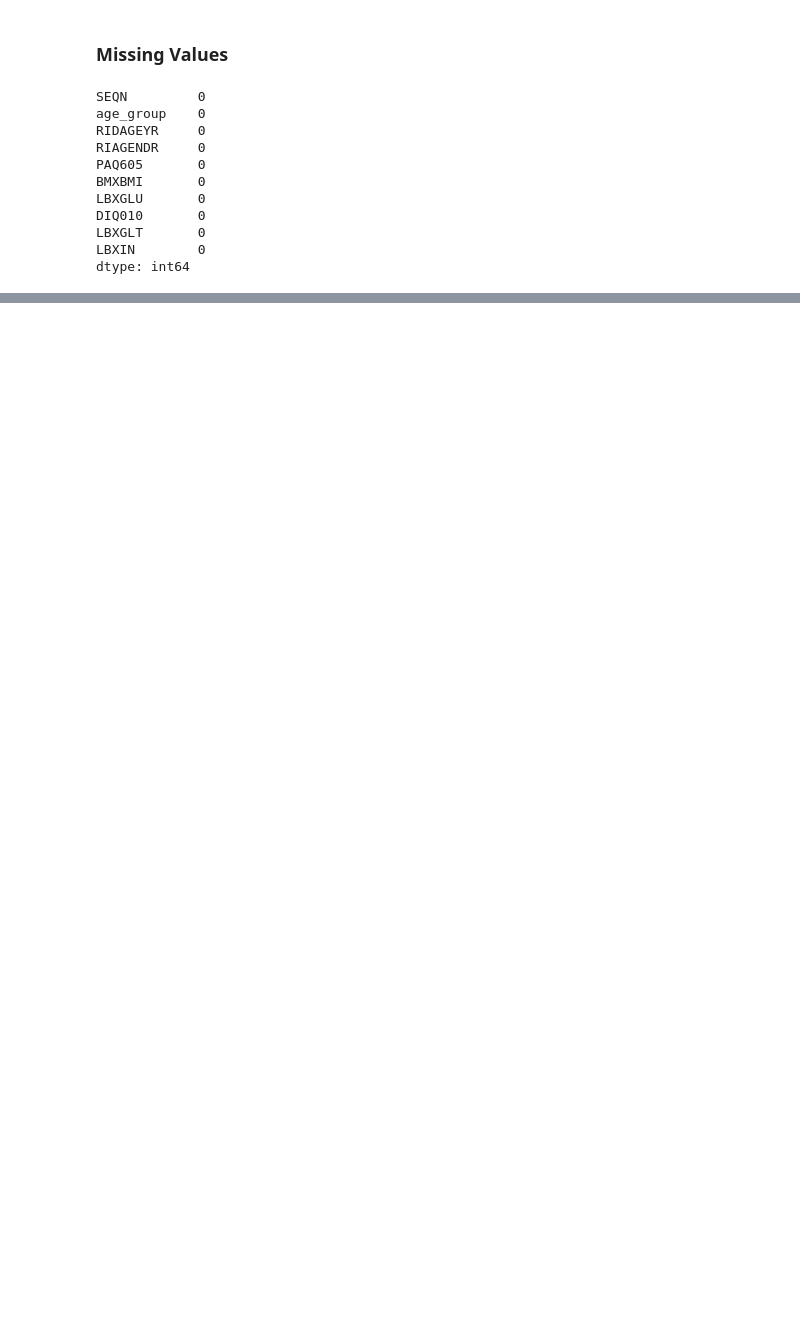
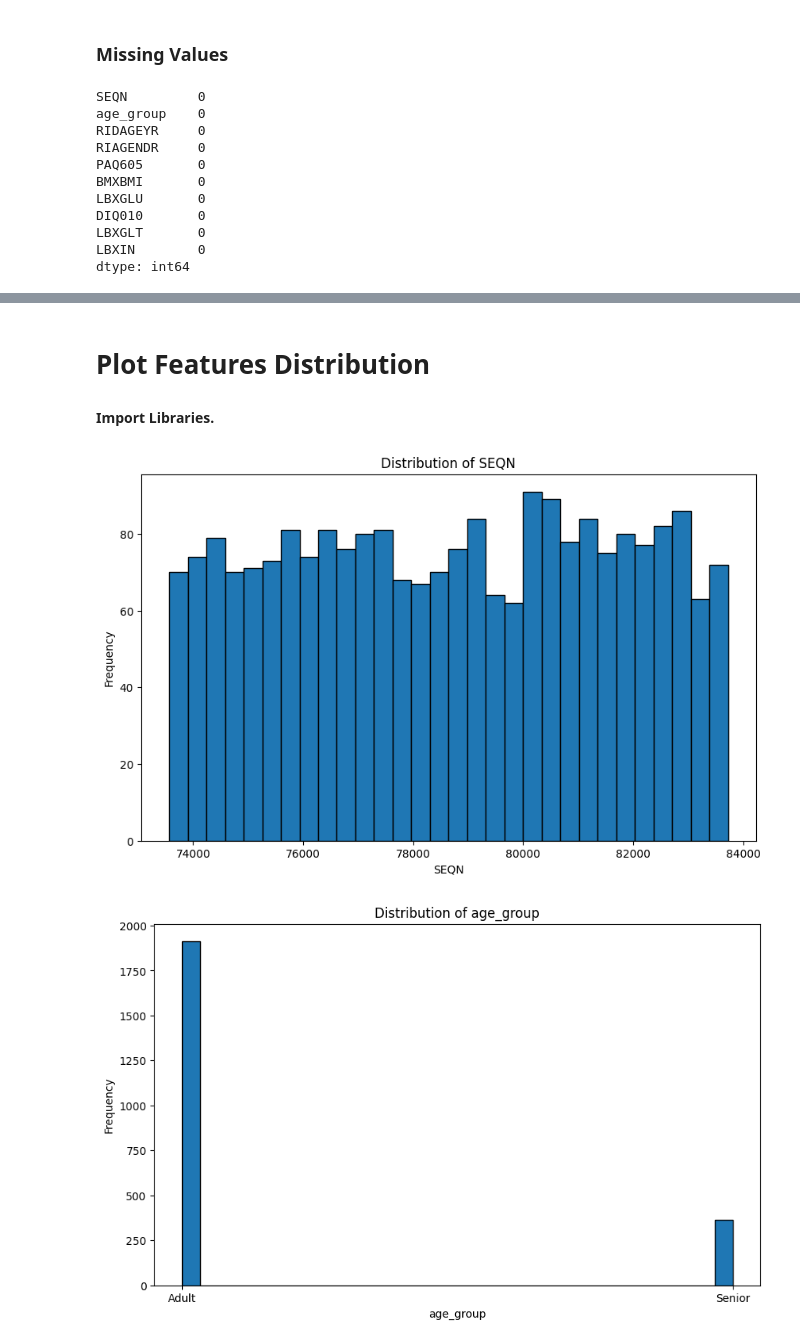
Before and after one commit to SamuelhBueno/DP_CA, a Jupyter notebook: CA2 - DP ML Samuel.ipynb, the cells around one changed output, grey strips where cells are left out. Saved outputs shown, nothing was run; the diff lists cells and outputs as text; code cells hidden in the pictures; blank space fills up the shorter version.

Commit message:
Distribution of the dataset

```diff
--- a/CA2 - DP ML Samuel.ipynb
+++ b/CA2 - DP ML Samuel.ipynb
@@ -49,0 +82,4 @@ dtype: int64
+# %% [markdown]
+# Plot Features Distribution
+
+#### Import Libraries.
@@ -49,0 +92,13 @@ dtype: int64
+# %%
+# In order to visualize each column individually I created a loop that says: for column in my dataset plot the histogram and,
+# Also, add title Distribution of with the name of the column.
+for column in df.columns:
+    plt.figure(figsize=(10, 6))
+    plt.hist(df[column], bins=30, edgecolor='black')
+    plt.title(f'Distribution of {column}')
+    plt.xlabel(column)
+    plt.ylabel('Frequency')
+    plt.show()
+# %% [output]
+[figure, added]
+[figure, added]
```
Also changed, not shown: parts of 5 cells of this notebook.
